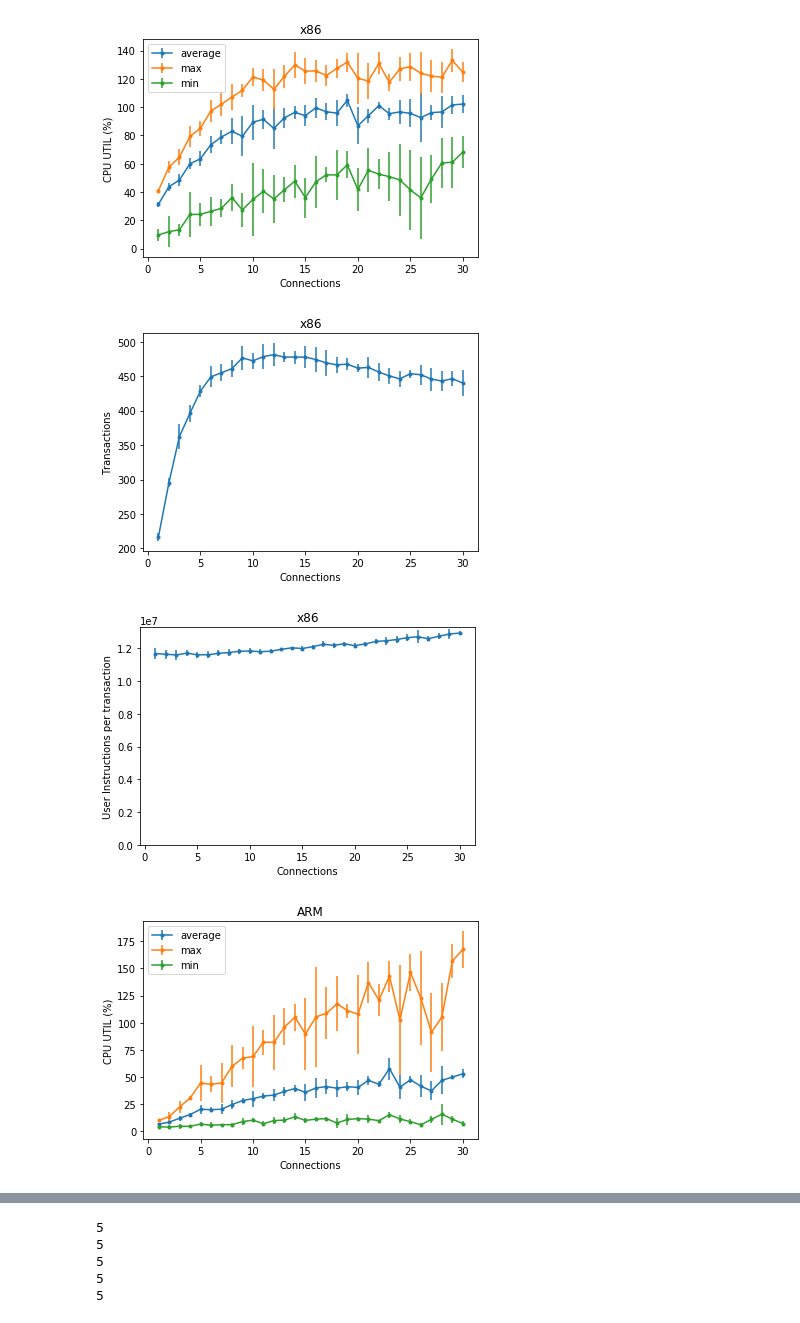
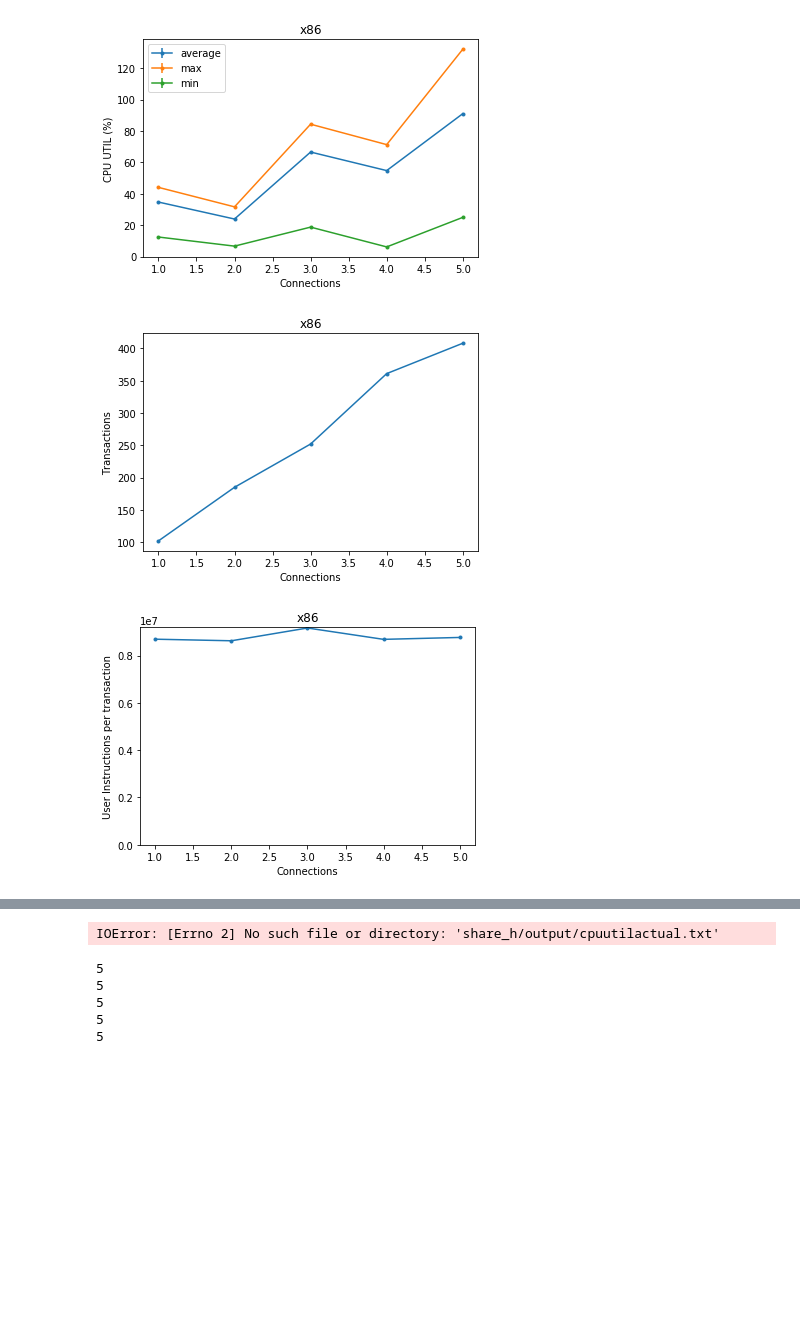
Before and after one commit to parsa-epfl/database_tests_simflex, a Jupyter notebook: plots.ipynb, the cells around one changed output, grey strips where cells are left out. Drawn from its saved outputs; the diff is of its cells as text; code cells hidden in the pictures; blank space fills up the shorter version.

```diff
--- a/plots.ipynb
+++ b/plots.ipynb
@@ -3,7 +3,7 @@ import numpy as np
 import matplotlib.pyplot as plt
 import scipy.stats
 %matplotlib inline
-folderpath = "share_h/output/"
+folderpath = "output/"
 # folderpath = "output_x86/"
 # folderpath = "output2_ARM/"
 def getEverything(folderpath):
@@ -237,21 +237,20 @@ def variationIPT(our_dict,title):
 # tpc(our_dict,"ARM")
 # %%
 ymin = 0
-our_dict = getEverything("output_x86/")
+our_dict = getEverything("output/")
 new_dict = avgAndStd(our_dict)
 
 utilGraphAvgStd(new_dict,"x86",savefig="x86_uti.png")
 tpcAvgStd(new_dict,"x86",savefig="x86_tpc.png")
 iptVsCAvgStd(new_dict,"x86",ymin=ymin,savefig="x86_ipt.png")
 # variationIPT(new_dict,"x86")
 our_dict = getEverything("share_h/output/")
 new_dict = avgAndStd(our_dict)
 
 utilGraphAvgStd(new_dict,"ARM",savefig="ARM_uti.png")
 tpcAvgStd(new_dict,"ARM",savefig="ARM_tpc.png")
 iptVsCAvgStd(new_dict,"ARM",ymin=ymin,savefig="ARM_ipt.png")
 # %% [output]
-[figure, old version]
+[figure, new version]
-[figure, old version]
+[figure, new version]
-[figure, old version]
+[figure, new version]
-[figure, removed]
@@ -260,3 +257,4 @@ iptVsCAvgStd(new_dict,"ARM",ymin=ymin,savefig="ARM_ipt.png")
+IOError: [Errno 2] No such file or directory: 'share_h/output/cpuutilactual.txt'
 # %%
 
 # plt.figure(1)
```
Also changed, not shown: parts of 1 cell of this notebook, 1 other file.
